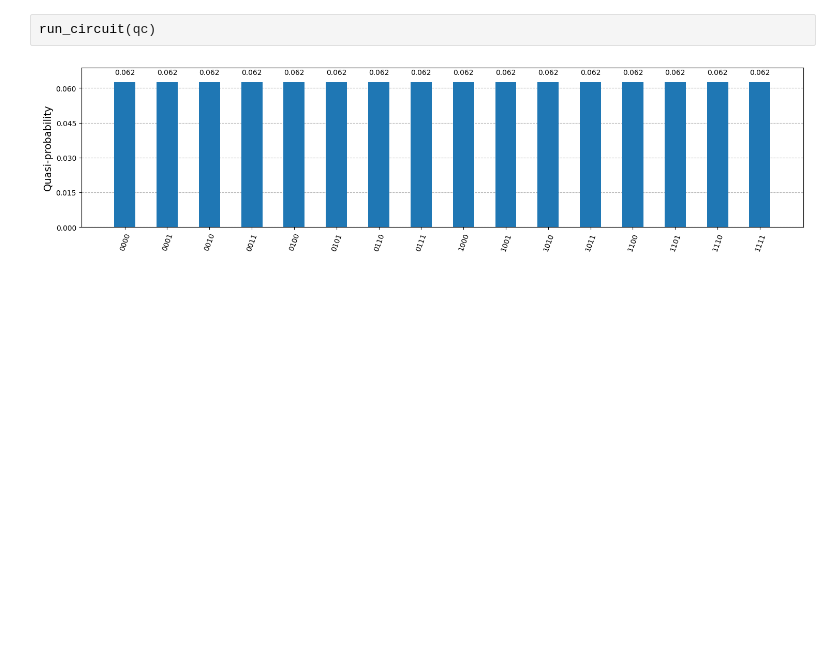
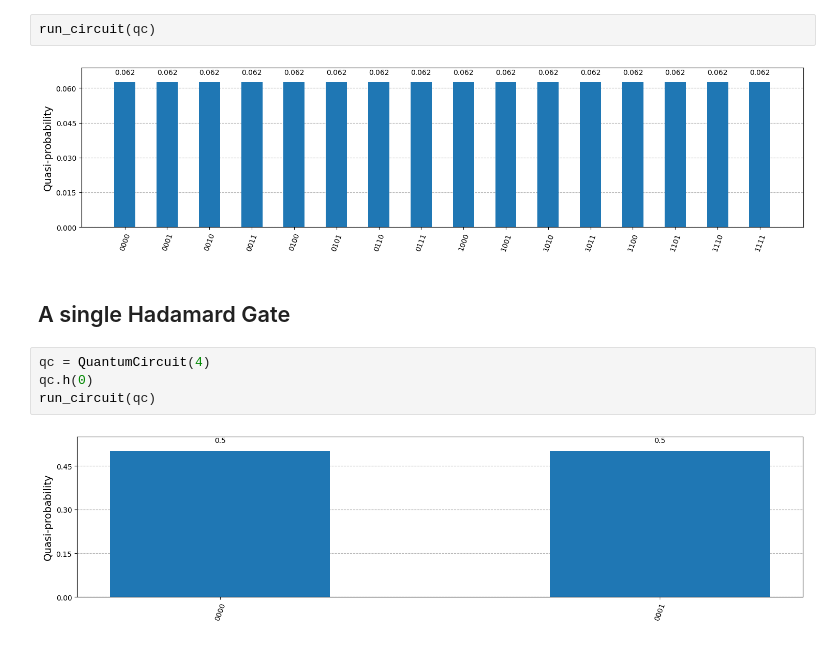
Before and after one commit to lshriver/scribing, a Jupyter notebook: notebooks/quantum/multiple-qubits/histograms.ipynb, the cells around one changed output. Drawn from its saved outputs; the diff is of its cells as text; blank space fills up the shorter version.

Commit message:
more quantum stuff

```diff
--- a/notebooks/quantum/multiple-qubits/histograms.ipynb
+++ b/notebooks/quantum/multiple-qubits/histograms.ipynb
@@ -17,3 +17,11 @@ qc.draw('mpl')
 run_circuit(qc)
 # %% [output]
 [figure]
+# %% [markdown]
+## A single Hadamard Gate
+# %%
+qc = QuantumCircuit(4)
+qc.h(0)
+run_circuit(qc)
+# %% [output]
+[figure, added]
```
Also changed, not shown: 1 other file.
